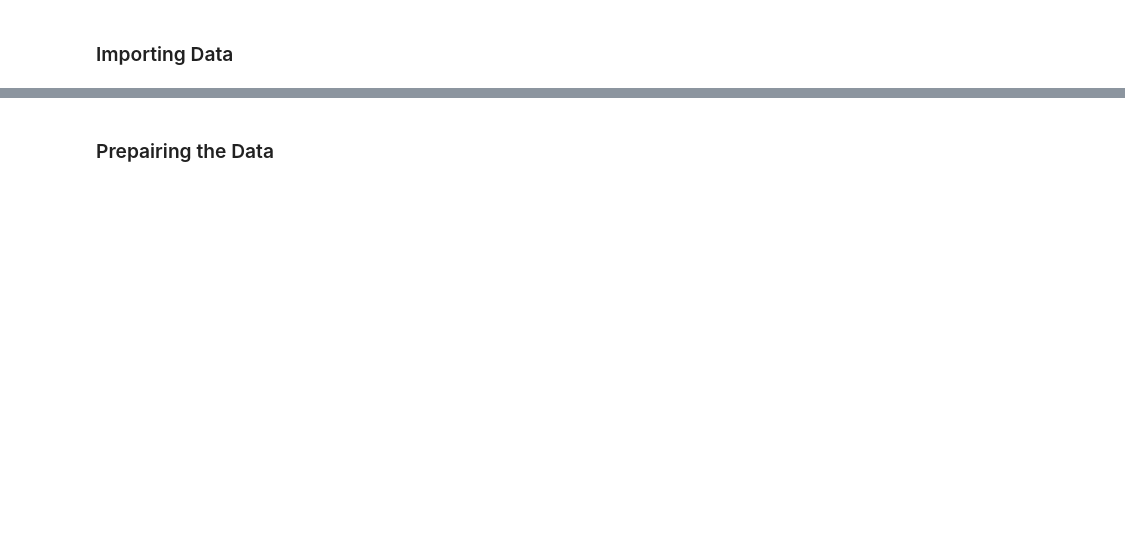
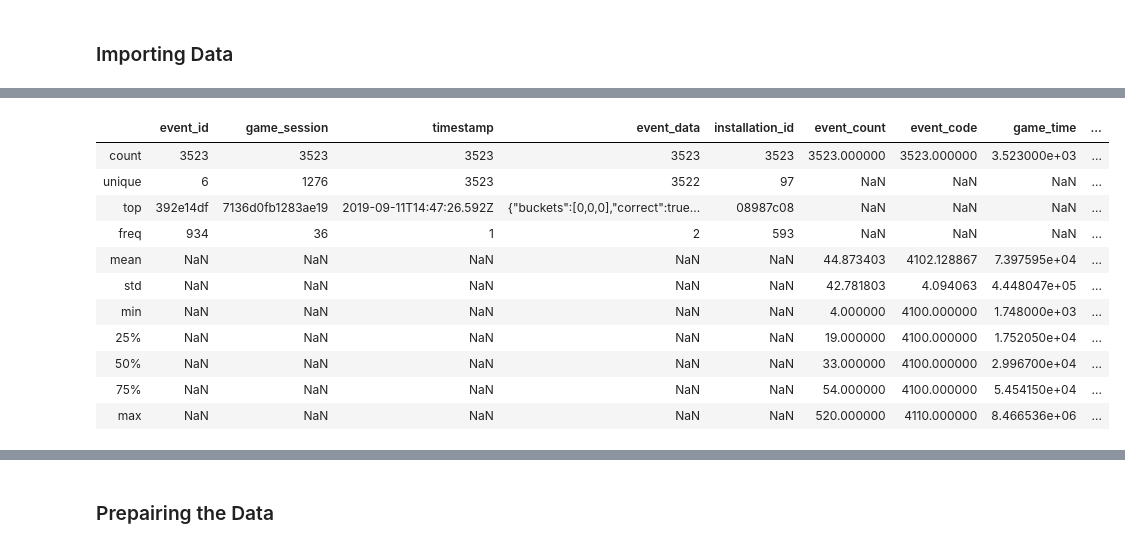
Before and after one commit to JakeCherrie/pbs-media-and-early-chieldhood-education, a Jupyter notebook: notebooks/pbs_early_learning.ipynb, the cells around one changed output, grey strips where cells are left out. Drawn from its saved outputs; the diff is of its cells as text; code cells hidden in the pictures; blank space fills up the shorter version.

```diff
--- a/notebooks/pbs_early_learning.ipynb
+++ b/notebooks/pbs_early_learning.ipynb
@@ -46,12 +152,12 @@ Comment out after first run
 # %%
-# X_train = pd.read_csv("../data/train.csv")
-# # Droping ids that never had an assessment
-# assessed = X_train[X_train['type'] == "Assessment"]['installation_id']
-# X_train = X_train.where(X_train['installation_id'].isin(assessed)).dropna()
-# # Saving full training set as feather
-# X_train.reset_index().to_feather("../data/X_train.feather")
-# # Creating sample for debuging
-# sample = y_train['installation_id'].sample(100, random_state=random_seed)
-# X_train_sample = X_train.where(X_train['installation_id'].isin(sample)).dropna()
-# X_train_sample.reset_index().drop(columns = ['index']).to_feather("../data/X_train_sample.feather")
-# X_train_sample.shape
+X_train = pd.read_csv("../data/train.csv")
+# Droping ids that never had an assessment
+assessed = y_train['installation_id']
+X_train = X_train.where(X_train['installation_id'].isin(assessed)).dropna()
+# Saving full training set as feather
+X_train.reset_index().drop(columns = ['index']).to_feather("../data/X_train.feather")
+print(X_train.shape)
+# Creating sample for debuging
+X_train_sample = X_train.where(X_train['installation_id'].isin(sample)).dropna()
+X_train_sample.reset_index().drop(columns = ['index']).to_feather("../data/X_train_sample.feather")
+print(X_train_sample.shape)
@@ -153,0 +298,17 @@ gc.collect()
+# %%
+# Chcking the number of assessments
+X_train_assessed = X_train.where(((X_train.type == 'Assessment') & (X_train.event_code == 4100)) | ((X_train.title == 'Bird Measurer (Assessment)') & (X_train.event_code == 4110))).dropna()
+X_train_assessed.describe(include = 'all')
+# %% [output]
+|  | event_id | game_session | timestamp | event_data | installation_id | event_count | event_code | game_time | ... |
+| count | 3523 | 3523 | 3523 | 3523 | 3523 | 3523.000000 | 3523.000000 | 3.523000e+03 | ... |
+| unique | 6 | 1276 | 3523 | 3522 | 97 | NaN | NaN | NaN | ... |
+| top | 392e14df | 7136d0fb1283ae19 | 2019-09-11T14:47:26.592Z | {"buckets":[0,0,0],"correct":true... | 08987c08 | NaN | NaN | NaN | ... |
+| freq | 934 | 36 | 1 | 2 | 593 | NaN | NaN | NaN | ... |
+| mean | NaN | NaN | NaN | NaN | NaN | 44.873403 | 4102.128867 | 7.397595e+04 | ... |
+| std | NaN | NaN | NaN | NaN | NaN | 42.781803 | 4.094063 | 4.448047e+05 | ... |
+| min | NaN | NaN | NaN | NaN | NaN | 4.000000 | 4100.000000 | 1.748000e+03 | ... |
+| 25% | NaN | NaN | NaN | NaN | NaN | 19.000000 | 4100.000000 | 1.752050e+04 | ... |
+| 50% | NaN | NaN | NaN | NaN | NaN | 33.000000 | 4100.000000 | 2.996700e+04 | ... |
+| 75% | NaN | NaN | NaN | NaN | NaN | 54.000000 | 4100.000000 | 5.454150e+04 | ... |
+| max | NaN | NaN | NaN | NaN | NaN | 520.000000 | 4110.000000 | 8.466536e+06 | ... |
```
Also changed, not shown: parts of 65 cells of this notebook.
